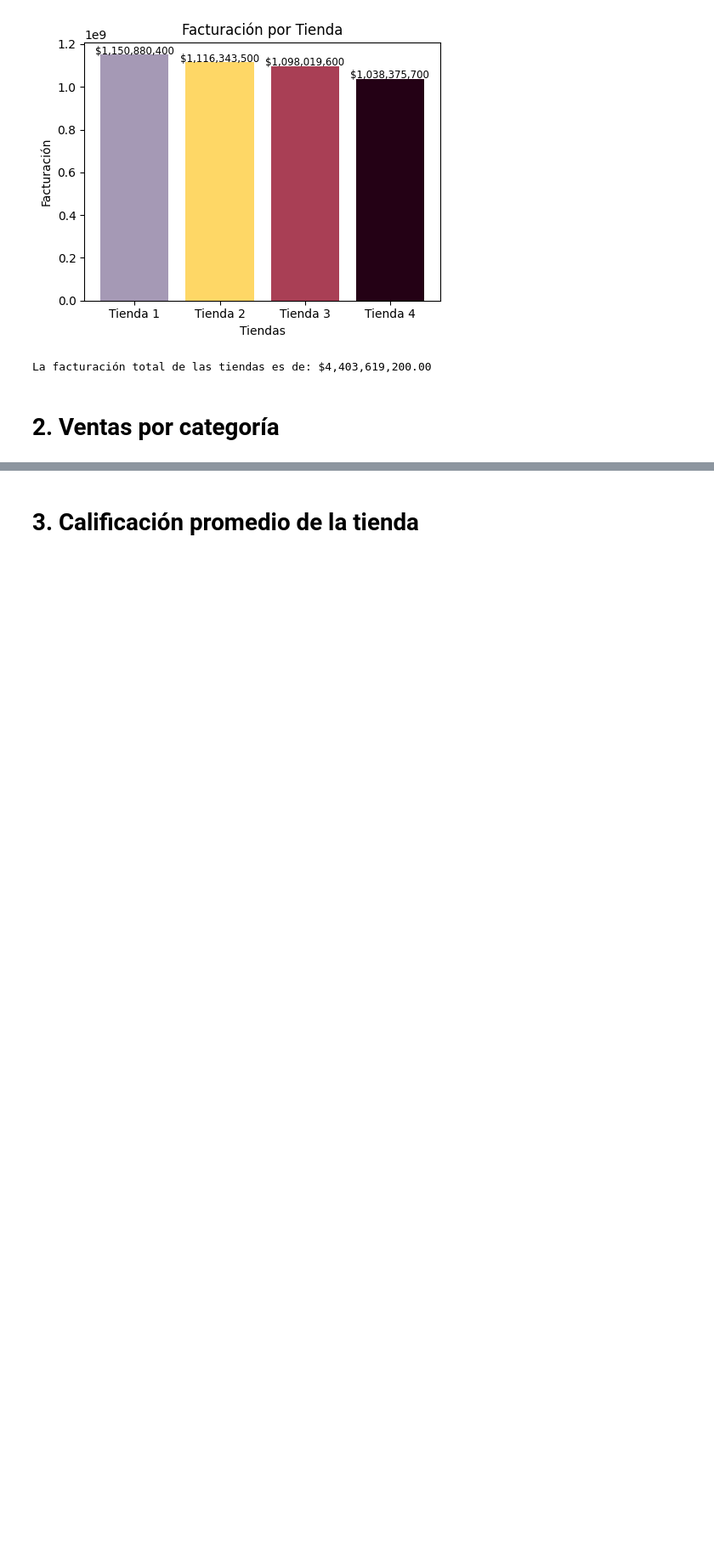
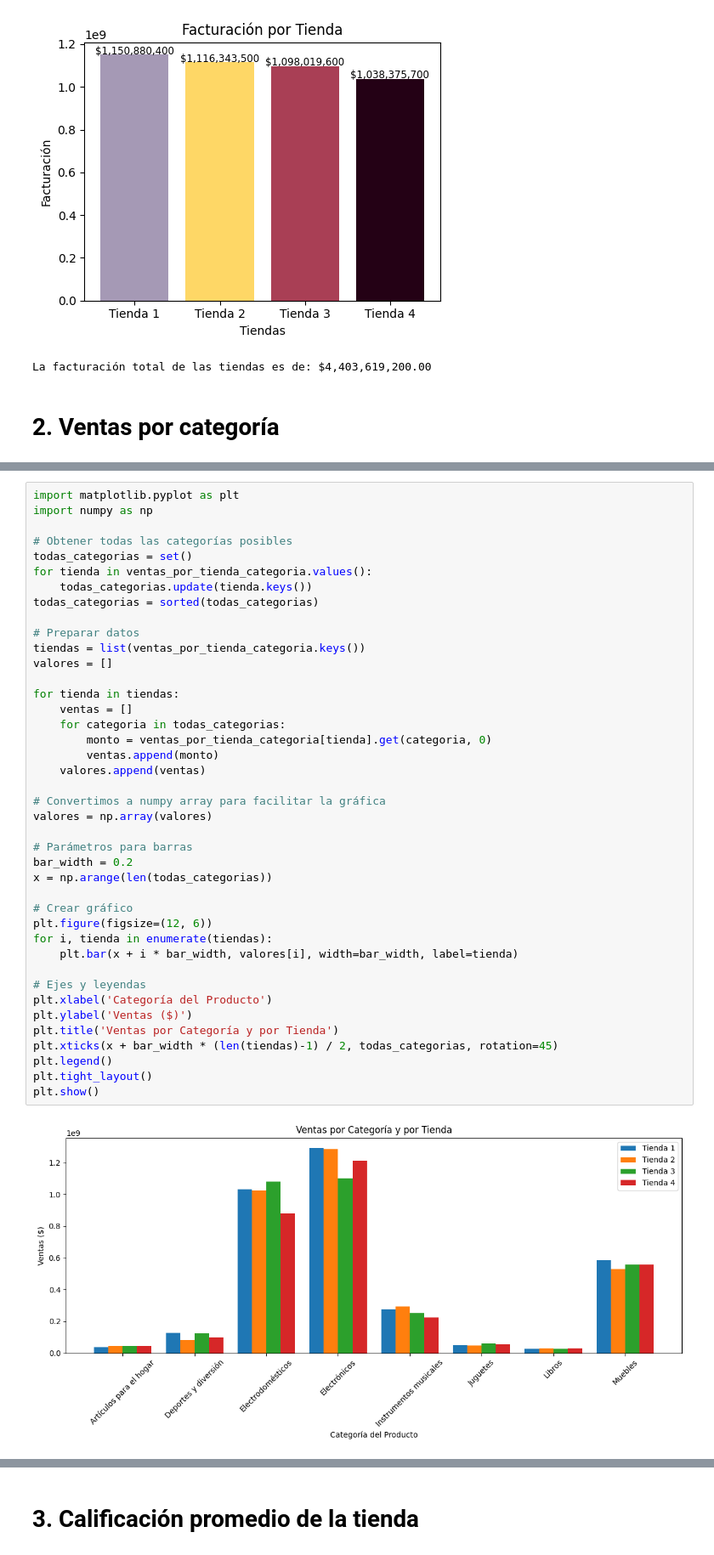
Before and after one commit to anagonesca/Challenge1_AluraStore_AnayeliGlezE, a Jupyter notebook: AluraStoreLatam.ipynb, the cells around one changed output, grey strips where cells are left out. Shown at 85% size. Drawn from its saved outputs; the diff is of its cells as text; blank space fills up the shorter version.

```diff
--- a/AluraStoreLatam.ipynb
+++ b/AluraStoreLatam.ipynb
@@ -168,0 +201,43 @@ Total general de ventas: $13,102,551,000.00
+# %%
+import matplotlib.pyplot as plt
+import numpy as np
+
+# Obtener todas las categorías posibles
+todas_categorias = set()
+for tienda in ventas_por_tienda_categoria.values():
+    todas_categorias.update(tienda.keys())
+todas_categorias = sorted(todas_categorias)
+
+# Preparar datos
+tiendas = list(ventas_por_tienda_categoria.keys())
+valores = []
+
+for tienda in tiendas:
+    ventas = []
+    for categoria in todas_categorias:
+        monto = ventas_por_tienda_categoria[tienda].get(categoria, 0)
+        ventas.append(monto)
+    valores.append(ventas)
+
+# Convertimos a numpy array para facilitar la gráfica
+valores = np.array(valores)
+
+# Parámetros para barras
+bar_width = 0.2
+x = np.arange(len(todas_categorias))
+
+# Crear gráfico
+plt.figure(figsize=(12, 6))
+for i, tienda in enumerate(tiendas):
+    plt.bar(x + i * bar_width, valores[i], width=bar_width, label=tienda)
+
+# Ejes y leyendas
+plt.xlabel('Categoría del Producto')
+plt.ylabel('Ventas ($)')
+plt.title('Ventas por Categoría y por Tienda')
+plt.xticks(x + bar_width * (len(tiendas)-1) / 2, todas_categorias, rotation=45)
+plt.legend()
+plt.tight_layout()
+plt.show()
+# %% [output]
+[figure, added]
```
Also changed, not shown: parts of 20 cells of this notebook.
